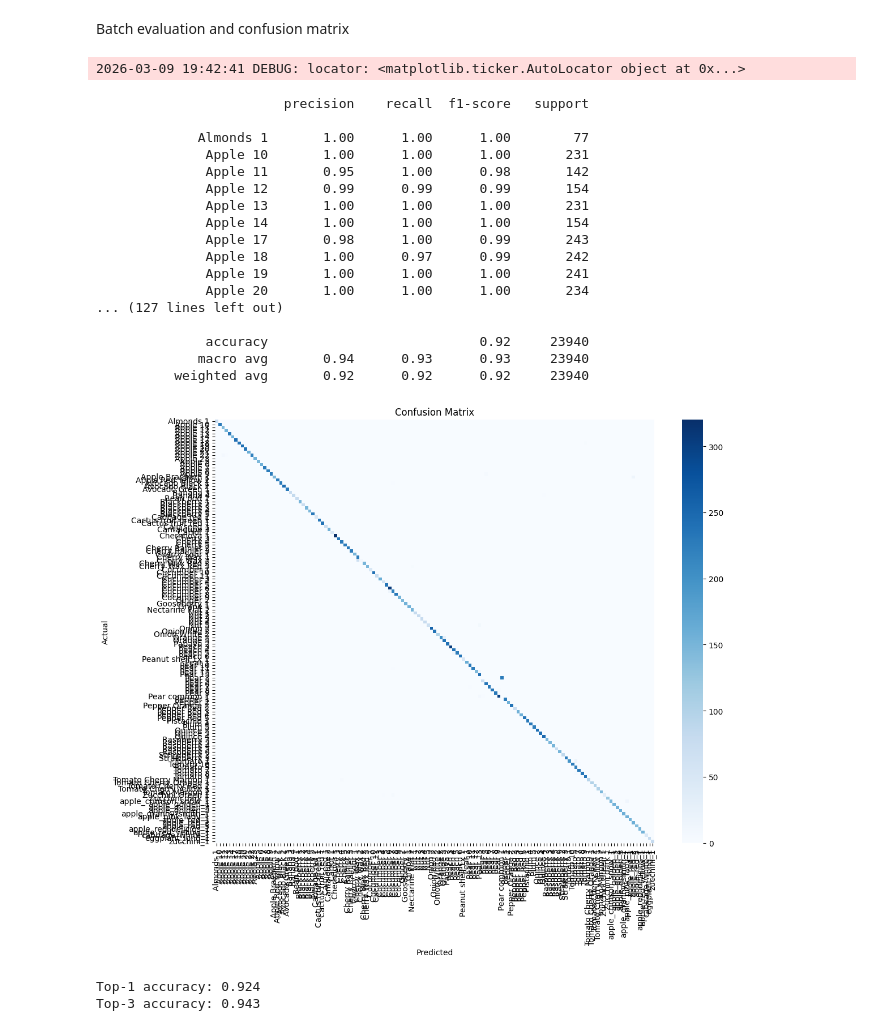
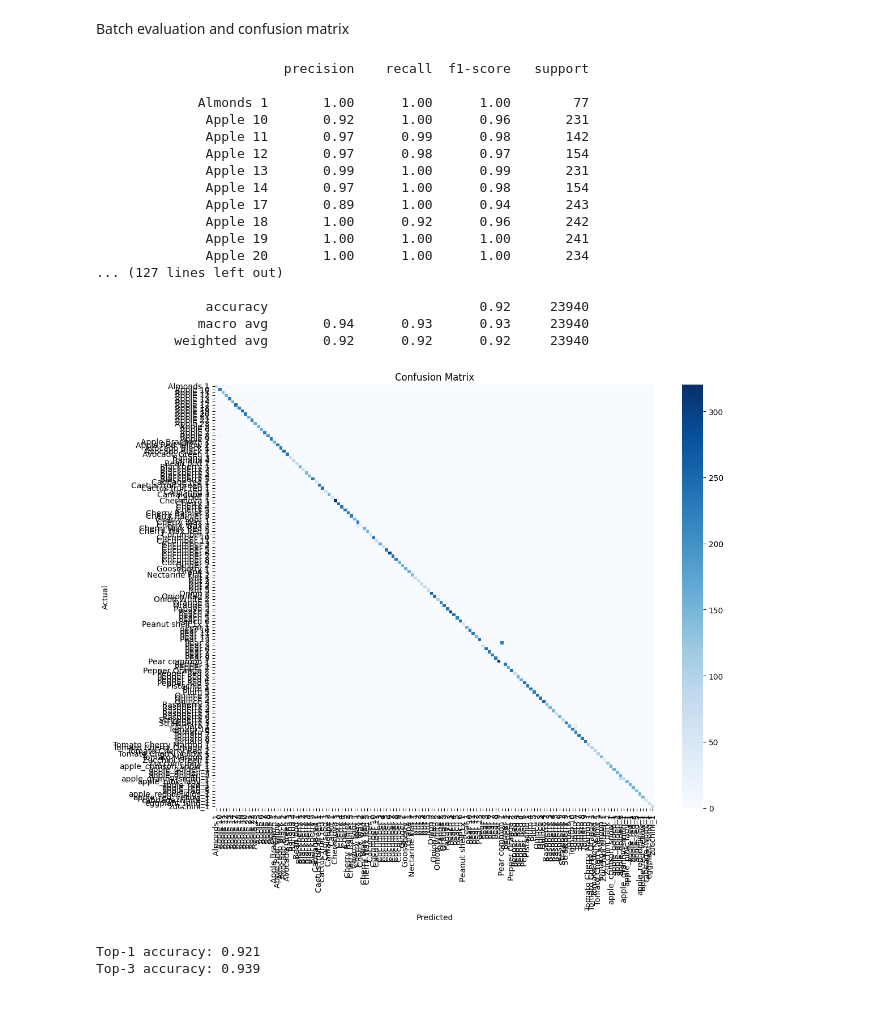
Before and after one commit to dawmro/fruit_classification, a Jupyter notebook: fruit_classification_full_dataset.ipynb, the cells around one changed output. Drawn from its saved outputs; the diff is of its cells as text; code cells hidden in the pictures.

```diff
--- a/fruit_classification_full_dataset.ipynb
+++ b/fruit_classification_full_dataset.ipynb
@@ -1000,7 +979,7 @@ def predict_on_generator(model, generator):
     return y_true[:generator.samples], y_pred[:generator.samples], probs[:generator.samples]
 
 
-def plot_confusion_matrix(y_true, y_pred, index_to_class, normalize=False, figsize=(12, 10), filename=None):
+def plot_confusion_matrix(y_true, y_pred, index_to_class, normalize=False, figsize=(24, 20), filename=None):
     labels = list(index_to_class.keys())
     class_names = [index_to_class[i] for i in labels]
 
@@ -1035,38 +1014,37 @@ def compute_topk_accuracy(y_true, probs, k=3):
 # %%
 
 # Reset test_generator so it starts from the first sample
-val_generator.reset()
+test_generator.reset()
 
 index_to_class = get_index_to_class_mapping(train_generator.class_indices)
 
-y_true, y_pred, probs = predict_on_generator(model, val_generator)
+y_true, y_pred, probs = predict_on_generator(model, test_generator)
 
 print_classification_report(y_true, y_pred, index_to_class)
 plot_confusion_matrix(y_true, y_pred, index_to_class, normalize=False, filename='cm_full.png')
 
 top1 = np.mean(y_true == y_pred)
 top3 = compute_topk_accuracy(y_true, probs, k=3)
 print(f"Top-1 accuracy: {top1:.3f}")
 print(f"Top-3 accuracy: {top3:.3f}")
 # %% [output]
-2026-03-09 19:42:41 DEBUG: locator: <matplotlib.ticker.AutoLocator object at 0x...>
+                        precision    recall  f1-score   support
+
+             Almonds 1       1.00      1.00      1.00        77
+              Apple 10       0.92      1.00      0.96       231
+              Apple 11       0.97      0.99      0.98       142
+              Apple 12       0.97      0.98      0.97       154
+              Apple 13       0.99      1.00      0.99       231
+              Apple 14       0.97      1.00      0.98       154
+              Apple 17       0.89      1.00      0.94       243
+              Apple 18       1.00      0.92      0.96       242
+              Apple 19       1.00      1.00      1.00       241
+              Apple 20       1.00      1.00      1.00       234
+... (127 lines left out)
+
+              accuracy                           0.92     23940
+             macro avg       0.94      0.93      0.93     23940
+          weighted avg       0.92      0.92      0.92     23940
+[figure]
-                        precision    recall  f1-score   support
-
-             Almonds 1       1.00      1.00      1.00        77
-              Apple 10       1.00      1.00      1.00       231
-              Apple 11       0.95      1.00      0.98       142
-              Apple 12       0.99      0.99      0.99       154
-              Apple 13       1.00      1.00      1.00       231
-              Apple 14       1.00      1.00      1.00       154
-              Apple 17       0.98      1.00      0.99       243
-              Apple 18       1.00      0.97      0.99       242
-              Apple 19       1.00      1.00      1.00       241
-              Apple 20       1.00      1.00      1.00       234
-... (127 lines left out)
-
-              accuracy                           0.92     23940
-             macro avg       0.94      0.93      0.93     23940
-          weighted avg       0.92      0.92      0.92     23940
+Top-1 accuracy: 0.921
+Top-3 accuracy: 0.939
-[figure]
-Top-1 accuracy: 0.924
-Top-3 accuracy: 0.943
```
Also changed, not shown: parts of 15 cells of this notebook, 2 other files.
